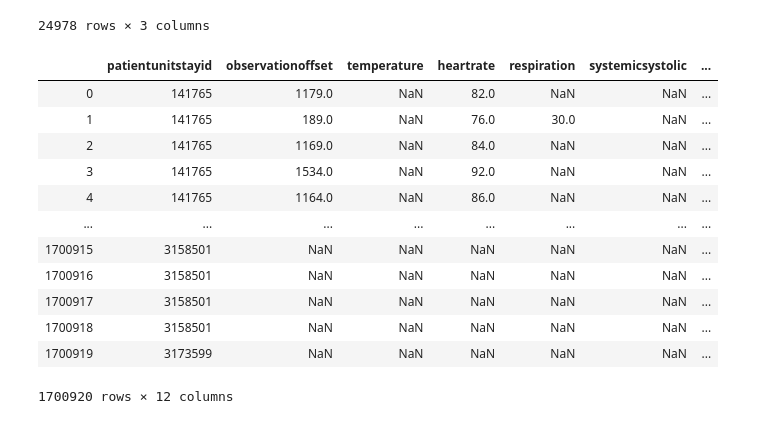
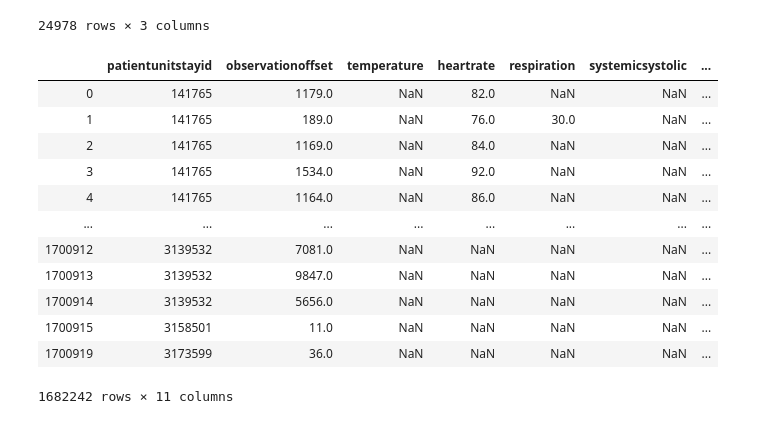
Before and after one commit to StallionsProject/SepsisPrediction, a Jupyter notebook: Jupyter Notebooks/merging-training-tables.ipynb, the cells around one changed output. Drawn from its saved outputs; the diff is of its cells as text; code cells hidden in the pictures.

Commit message:
updated dropping duplicates

```diff
--- a/Jupyter Notebooks/merging-training-tables.ipynb
+++ b/Jupyter Notebooks/merging-training-tables.ipynb
@@ -135,23 +135,23 @@ diagnosis
 # %%
 finalMerge = pd.merge(merge1, diagnosis,  how='outer', left_on=['patientunitstayid','observationoffset'], right_on = ['patientunitstayid', 'diagnosisoffset'])
 del merge1, diagnosis
+finalMerge['observationoffset'] = finalMerge.apply(lambda x: x['observationoffset'] if pd.notna(x['observationoffset']) else x['diagnosisoffset'], axis = 1)
 finalMerge = finalMerge.drop(['diagnosisoffset'], axis = 1)
-finalMerge.drop_duplicates()
 finalMerge
 # %% [output]
 |  | patientunitstayid | observationoffset | temperature | heartrate | respiration | systemicsystolic | ... |
 | 0 | 141765 | 1179.0 | NaN | 82.0 | NaN | NaN | ... |
 | 1 | 141765 | 189.0 | NaN | 76.0 | 30.0 | NaN | ... |
 | 2 | 141765 | 1169.0 | NaN | 84.0 | NaN | NaN | ... |
 | 3 | 141765 | 1534.0 | NaN | 92.0 | NaN | NaN | ... |
 | 4 | 141765 | 1164.0 | NaN | 86.0 | NaN | NaN | ... |
 | ... | ... | ... | ... | ... | ... | ... | ... |
-| 1700915 | 3158501 | NaN | NaN | NaN | NaN | NaN | ... |
-| 1700916 | 3158501 | NaN | NaN | NaN | NaN | NaN | ... |
-| 1700917 | 3158501 | NaN | NaN | NaN | NaN | NaN | ... |
-| 1700918 | 3158501 | NaN | NaN | NaN | NaN | NaN | ... |
-| 1700919 | 3173599 | NaN | NaN | NaN | NaN | NaN | ... |
+| 1700912 | 3139532 | 7081.0 | NaN | NaN | NaN | NaN | ... |
+| 1700913 | 3139532 | 9847.0 | NaN | NaN | NaN | NaN | ... |
+| 1700914 | 3139532 | 5656.0 | NaN | NaN | NaN | NaN | ... |
+| 1700915 | 3158501 | 11.0 | NaN | NaN | NaN | NaN | ... |
+| 1700919 | 3173599 | 36.0 | NaN | NaN | NaN | NaN | ... |
-1700920 rows × 12 columns
+1682242 rows × 11 columns
 # %%
 path = "../eICU/training/"
 finalMerge.to_csv(path + "finalMerge.csv", sep=',', index=False, encoding='utf-8')
```
Also changed, not shown: 3 other files.
